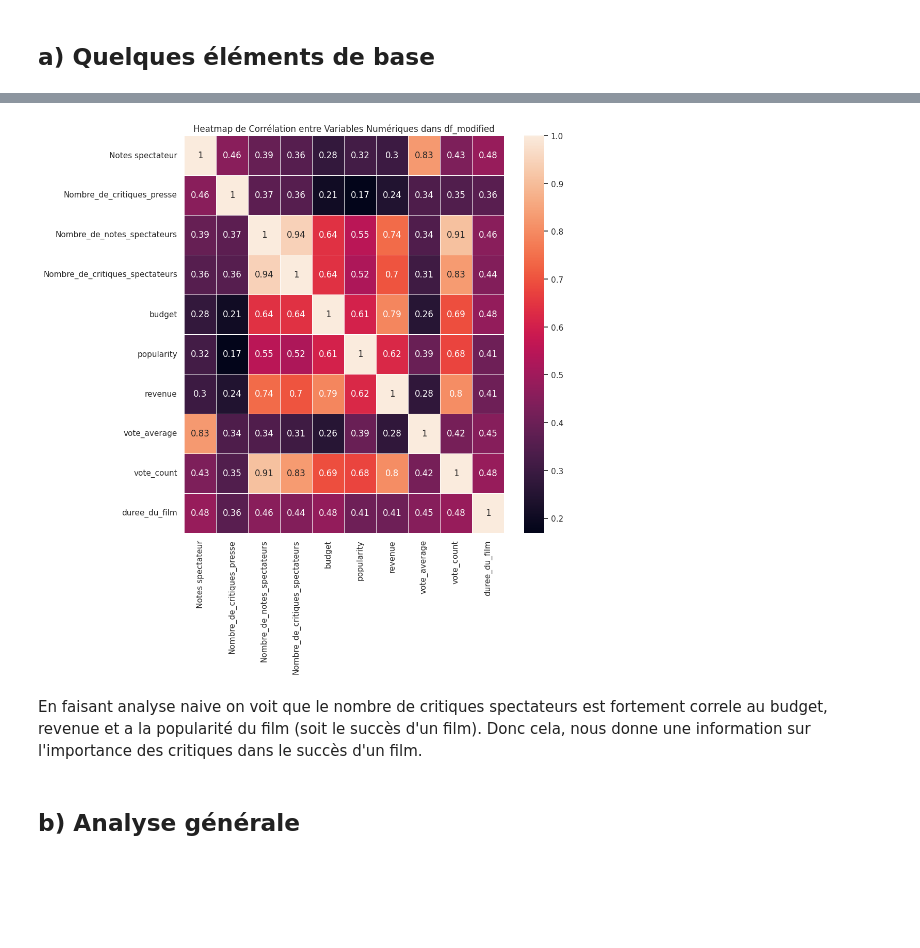
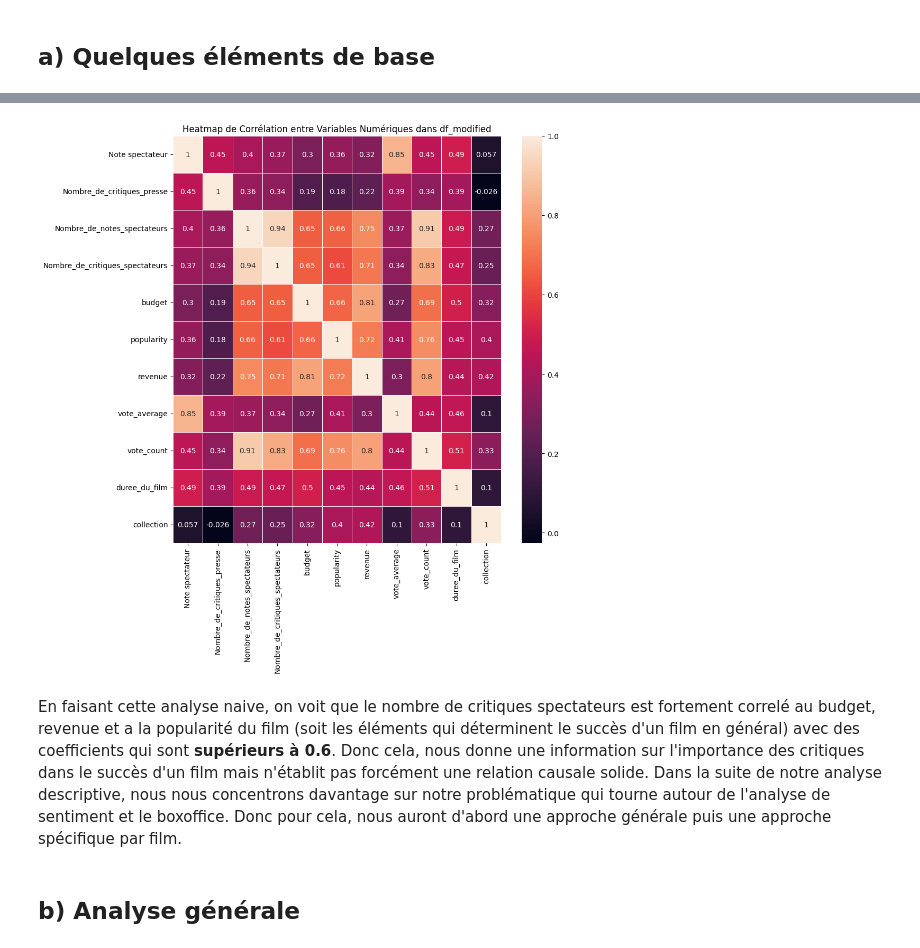
Before and after one commit to mass2330/python_ds_film, a Jupyter notebook: analyse.ipynb, the cells around one changed output, grey strips where cells are left out. Drawn from its saved outputs; the diff is of its cells as text; code cells hidden in the pictures; blank space fills up the shorter version.

```diff
--- a/analyse.ipynb
+++ b/analyse.ipynb
@@ -1313 +1346,10 @@ df_modified.rename(columns={'id allocine': 'id_allocine'}, inplace=True)
+# %%
+# Spécifie le chemin du dossier dans lequel se trouve le fichier CSV
+dossier_entree = 'dataframes/'
+
+# Crée le chemin complet du fichier CSV en utilisant os.path.join
+chemin_complet = os.path.join(dossier_entree, 'df_modified.csv')
+chemin_complet_bis = os.path.join(dossier_entree, 'df_critiques_modif.csv')
+df_modified= pd.read_csv(chemin_complet)
+df_critiques_modif= pd.read_csv(chemin_complet_bis)
 # %%
@@ -1316,7 +1361,7 @@ df_modified['release_date'] = pd.to_datetime(df_modified['release_date'])
 # %% [markdown]
 ## a) Quelques éléments de base
 # %%
-columns_to_include = ['Notes spectateur', 'Nombre_de_critiques_presse','Nombre_de_notes_spectateurs', 'Nombre_de_critiques_spectateurs', 'budget', 'popularity',
+columns_to_include = ['Note spectateur', 'Nombre_de_critiques_presse','Nombre_de_notes_spectateurs', 'Nombre_de_critiques_spectateurs', 'budget', 'popularity',
                        'revenue', 'vote_average', 'vote_count','duree_du_film', 'collection' ]
 
 # Afficher des statistiques descriptives
@@ -1326,5 +1371,5 @@ summary_stats = df_modified[columns_to_include].describe()
 table = tabulate(summary_stats, headers='keys', tablefmt='fancy_grid', numalign="center", stralign="center")
 
 # Afficher le tableau
-print(table)
+print(summary_stats)
 # %% [output]
@@ -1350,24 +1396,21 @@ print(table)
 # %%
-non_binary_columns=['Notes spectateur','Nombre_de_critiques_presse','Nombre_de_notes_spectateurs','Nombre_de_critiques_spectateurs','budget','popularity','revenue',
-                    'vote_average', 'vote_count','duree_du_film']
+# Sélectionne uniquement les colonnes numériques non binaires
+df_non_binary = df_modified[columns_to_include]
 
-# Sélectionner uniquement les colonnes non binaires
-df_non_binary = df_modified[non_binary_columns]
-
-# Calculer la matrice de corrélation
+# Calcule la matrice de corrélation
 correlation_matrix = df_non_binary.corr()
 
-# Créer une heatmap avec seaborn
+# Crée une heatmap avec seaborn
 f, ax = plt.subplots(figsize=(10, 10))
 #sns.heatmap(correlation_matrix, annot=True, cmap='coolwarm', linewidths=.5)
 sns.heatmap(correlation_matrix, annot=True, linewidths=.5)
 
 plt.title('Heatmap de Corrélation entre Variables Numériques dans df_modified')
 plt.show()
 # %% [output]
-[figure, old version]
+[figure, new version]
 # %% [markdown]
-En faisant analyse naive on voit que le nombre de critiques spectateurs est fortement correle au budget, revenue et a la popularité du film (soit le succès d'un film). Donc cela, nous donne une information sur l'importance des critiques dans le succès d'un film.
+En faisant cette analyse naive, on voit que le nombre de critiques spectateurs est fortement correlé au budget, revenue et a la popularité du film (soit les éléments qui déterminent le succès d'un film en général) avec des coefficients qui sont **supérieurs à 0.6**.  Donc cela, nous donne une information sur l'importance des critiques dans le succès d'un film mais n'établit pas forcément une relation causale solide. Dans la suite de notre analyse descriptive, nous nous concentrons davantage sur notre problématique qui tourne autour de l'analyse de sentiment et le boxoffice. Donc pour cela, nous auront d'abord une approche générale puis une approche spécifique par film.
 # %% [markdown]
 ## b) Analyse générale
 # %%
```
Also changed, not shown: parts of 26 cells of this notebook.
